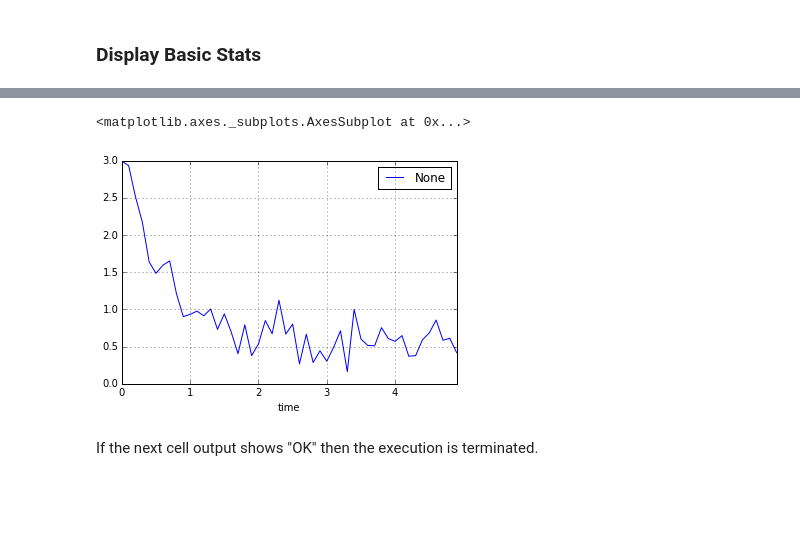
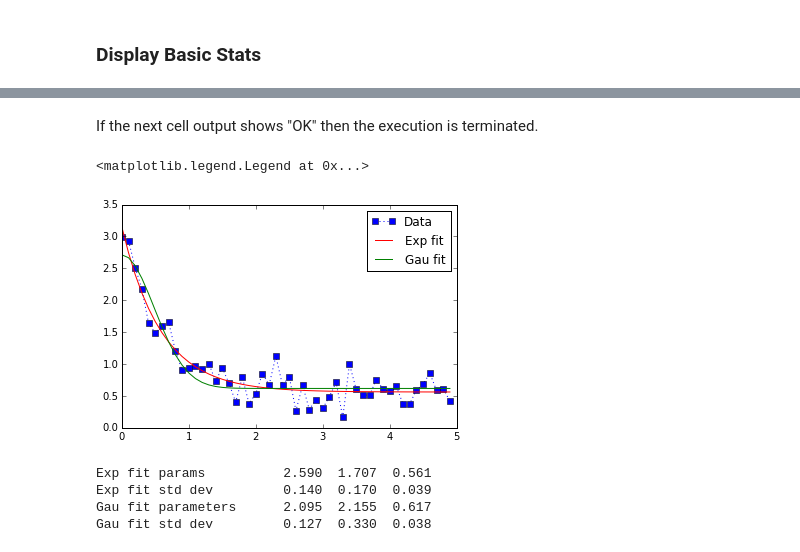
Before and after one commit to UCLA-Chem114/lab_notebooks, a Jupyter notebook: ExampleQT.ipynb, the cells around one changed output, grey strips where cells are left out. Drawn from its saved outputs; the diff is of its cells as text; code cells hidden in the pictures; blank space fills up the shorter version.

```diff
--- a/ExampleQT.ipynb
+++ b/ExampleQT.ipynb
@@ -78,0 +85,4 @@ xdata = np.arange(0,5,0.1)
+# %%
+xdata = data['time']
+ydata = data['conc']
+plot(xdata,ydata)
@@ -79,12 +97,6 @@ xdata = np.arange(0,5,0.1)
 # %%
 def fexp(x,a,b,c):
-    return a*np.exp(-b*x)+c
+    return a*exp(-b*x)+c
 
 def fgau(x,a,b,c):
-    return a*np.exp(-b*x**2)+c
-
-def ddata(x,ns):
-    noise = ns*np.random.randn(len(x))
-    return fexp(x,2.5,1.3,0.5) + noise
-
-ydata = ddata(xdata,0.2)
+    return a*exp(-b*x**2)+c
@@ -100,7 +103,2 @@ mydata.to_csv('test01.csv')
-# %%
-mydata.plot(x='time',y='conc')
-# %% [output]
-<matplotlib.axes._subplots.AxesSubplot at 0x...>
-[figure, removed]
 # %% [markdown]
 If the next cell output shows "OK" then the execution is terminated.
@@ -108,0 +105,24 @@ print('OK')
+# %%
+pe,ce = curve_fit(fexp,xdata,ydata)
+pg,cg = curve_fit(fgau,xdata,ydata)
+yexp = fexp(xdata,*pe)
+ygau = fgau(xdata,*pg)
+
+plot(xdata,ydata,'-sb',ls=':',label='Data')
+
+plot(xdata,yexp,'r-',label='Exp fit')
+plot(xdata,ygau,'g-',label='Gau fit')
+legend()
+# %% [output]
+<matplotlib.legend.Legend at 0x...>
+[figure, added]
+# %%
+print 'Exp fit params         {0:6.3f} {1:6.3f} {2:6.3f}'.format(*pe)
+print 'Exp fit std dev        {0:6.3f} {1:6.3f} {2:6.3f}'.format(*sqrt(diag(ce)))
+print 'Gau fit parameters     {0:6.3f} {1:6.3f} {2:6.3f}'.format(*pg)
+print 'Gau fit std dev        {0:6.3f} {1:6.3f} {2:6.3f}'.format(*sqrt(diag(cg)))
+# %% [output]
+Exp fit params          2.590  1.707  0.561
+Exp fit std dev         0.140  0.170  0.039
+Gau fit parameters      2.095  2.155  0.617
+Gau fit std dev         0.127  0.330  0.038
```
Also changed, not shown: parts of 12 cells of this notebook.
